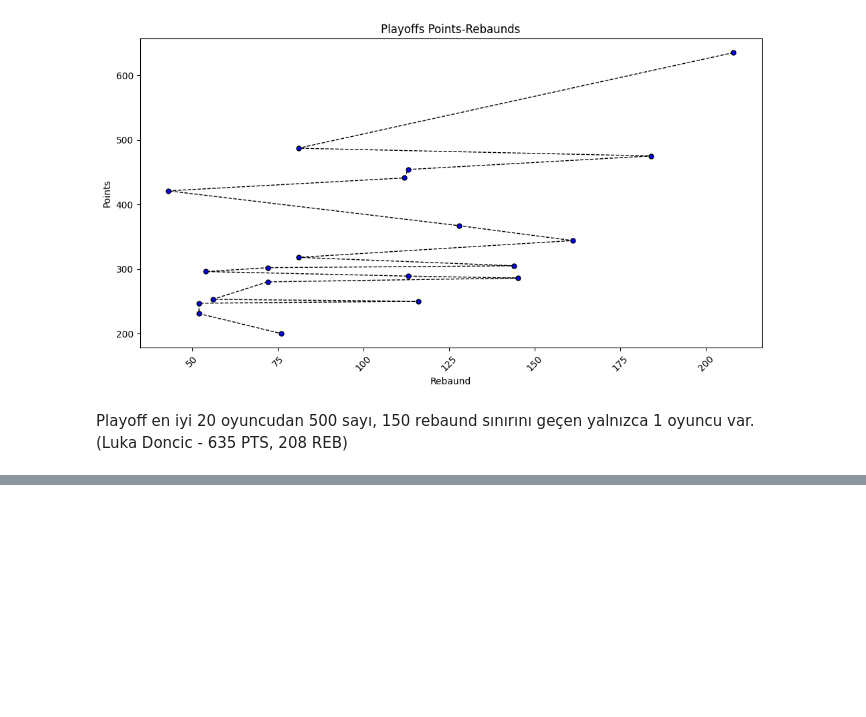
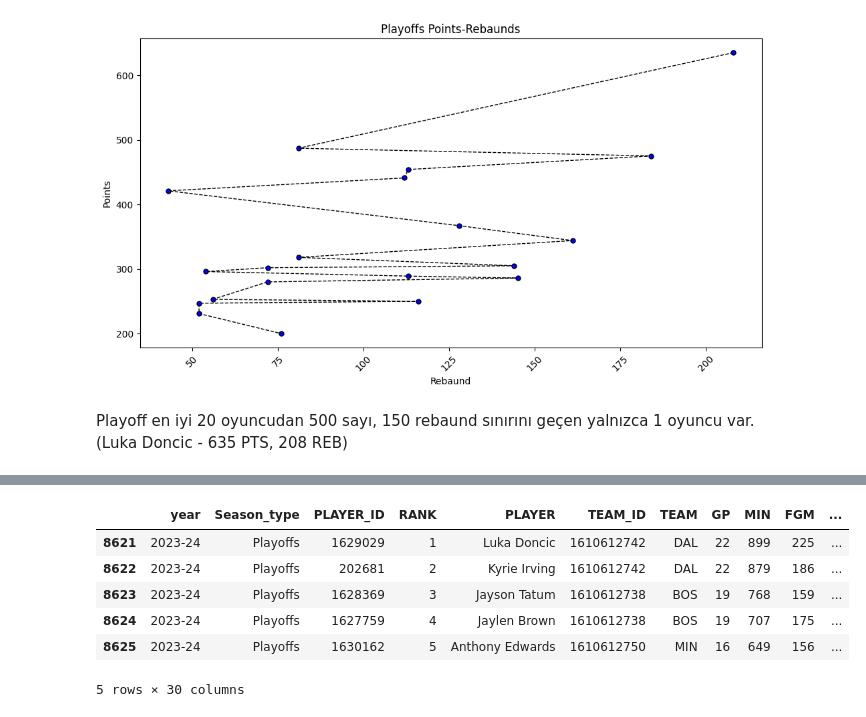
Before and after one commit to alperbozoglu/NBA_DataVisualization, a Jupyter notebook: NBA.ipynb, the cells around one changed output, grey strips where cells are left out. Drawn from its saved outputs; the diff is of its cells as text; code cells hidden in the pictures; blank space fills up the shorter version.

```diff
--- a/NBA.ipynb
+++ b/NBA.ipynb
@@ -246,6 +246,7 @@ year2023
 """
 year2023 = df[df["year"] == "2023-24"]
 po = year2023[year2023["Season_type"] == "Playoffs"]
+po_copy = po.copy()
 po = po[:20]
 po
 # %% [output]
@@ -284,0 +298,13 @@ Playoff en iyi 20 oyuncudan 500 sayı, 150 rebaund sınırını geçen yalnızca
+# %%
+#Takımların 100 sayı, 50 rebaundu geçen oyuncularının sayısı
+po100p50r = po_copy[po_copy["PTS"] >= 100]
+po100p50r = po[po["REB"] >= 50]
+po100p50r.head()
+# %% [output]
+|  | year | Season_type | PLAYER_ID | RANK | PLAYER | TEAM_ID | TEAM | GP | MIN | FGM | ... |
+| 8621 | 2023-24 | Playoffs | 1629029 | 1 | Luka Doncic | 1610612742 | DAL | 22 | 899 | 225 | ... |
+| 8622 | 2023-24 | Playoffs | 202681 | 2 | Kyrie Irving | 1610612742 | DAL | 22 | 879 | 186 | ... |
+| 8623 | 2023-24 | Playoffs | 1628369 | 3 | Jayson Tatum | 1610612738 | BOS | 19 | 768 | 159 | ... |
+| 8624 | 2023-24 | Playoffs | 1627759 | 4 | Jaylen Brown | 1610612738 | BOS | 19 | 707 | 175 | ... |
+| 8625 | 2023-24 | Playoffs | 1630162 | 5 | Anthony Edwards | 1610612750 | MIN | 16 | 649 | 156 | ... |
+5 rows × 30 columns
```
Also changed, not shown: parts of 2 cells of this notebook.
